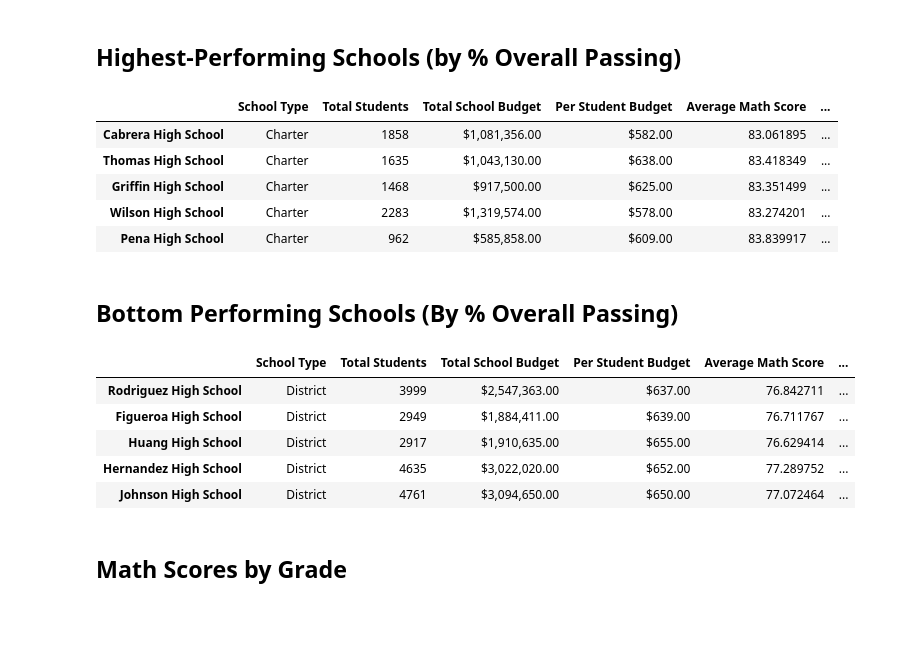
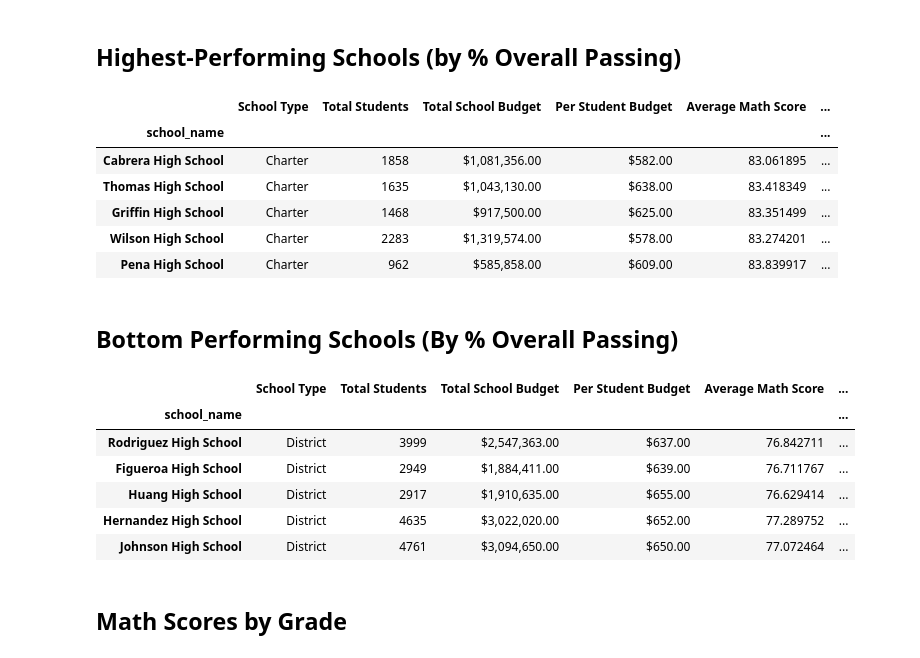
Before and after one commit to av9248/Pandas-Challenge, a Jupyter notebook: PyCitySchools/PyCitySchools_starter_.ipynb, the cells around one changed output. Cells and saved outputs as stored; diff of their text form; code cells hidden in the pictures; blank space fills up the shorter version.

```diff
--- a/PyCitySchools/PyCitySchools_starter_.ipynb
+++ b/PyCitySchools/PyCitySchools_starter_.ipynb
@@ -271,8 +271,8 @@ Wright High School       1626
 dtype: int64
 # %%
 # Use the provided code to calculate the passing rates
-per_school_passing_math = school_students_passing_math / per_school_counts * 100
-per_school_passing_reading = school_students_passing_reading / per_school_counts * 100
+per_school_passing_math = students_passing_math / per_school_counts * 100
+per_school_passing_reading = students_passing_reading / per_school_counts * 100
 overall_passing_rate = school_students_passing_math_and_reading / per_school_counts * 100
 overall_passing_rate
 # %% [output]
@@ -303,12 +303,13 @@ per_school_summary = pd.DataFrame({"School Type": school_types,
                                    "Average Reading Score": per_school_reading,
                                    "% Passing Math": per_school_passing_math,
                                    "% Passing Reading": per_school_passing_reading,
-                                   "% Overall Passing Rate": overall_passing_rate})
+                                   "% Overall Passing Rate": overall_passing_rate
+                                  })
 
 
 # # Formatting
-# per_school_summary["Total School Budget"] = per_school_summary["Total School Budget"].map("${:,.2f}".format)
-# per_school_summary["Per Student Budget"] = per_school_summary["Per Student Budget"].map("${:,.2f}".format)
+per_school_summary["Total School Budget"] = per_school_summary["Total School Budget"].map("${:,.2f}".format)
+per_school_summary["Per Student Budget"] = per_school_summary["Per Student Budget"].map("${:,.2f}".format)
 
 # Display the DataFrame
 per_school_summary
@@ -318,10 +335,11 @@ ValueError: Data must be 1-dimensional, got ndarray of shape (15, 16) instead
 ## Highest-Performing Schools (by % Overall Passing)
 # %%
 # Sort the schools by `% Overall Passing` in descending order and display the top 5 rows.
-top_schools = per_school_summary.sort_values(% Overall Passing", ascending == False)
+top_schools = per_school_summary.sort_values("% Overall Passing Rate", ascending = False)
 top_schools.head(5)
 # %% [output]
 |  | School Type | Total Students | Total School Budget | Per Student Budget | Average Math Score | ... |
+| school_name |  |  |  |  |  | ... |
 | Cabrera High School | Charter | 1858 | $1,081,356.00 | $582.00 | 83.061895 | ... |
 | Thomas High School | Charter | 1635 | $1,043,130.00 | $638.00 | 83.418349 | ... |
 | Griffin High School | Charter | 1468 | $917,500.00 | $625.00 | 83.351499 | ... |
@@ -331,10 +349,11 @@ top_schools.head(5)
 ## Bottom Performing Schools (By % Overall Passing)
 # %%
 # Sort the schools by `% Overall Passing` in ascending order and display the top 5 rows.
-bottom_schools = per_school_summary.sort_values([" % Overall Passing"], ascending = True)
+bottom_schools = per_school_summary.sort_values(["% Overall Passing Rate"], ascending = True)
 bottom_schools.head(5)
 # %% [output]
 |  | School Type | Total Students | Total School Budget | Per Student Budget | Average Math Score | ... |
+| school_name |  |  |  |  |  | ... |
 | Rodriguez High School | District | 3999 | $2,547,363.00 | $637.00 | 76.842711 | ... |
 | Figueroa High School | District | 2949 | $1,884,411.00 | $639.00 | 76.711767 | ... |
 | Huang High School | District | 2917 | $1,910,635.00 | $655.00 | 76.629414 | ... |
```
Also changed, not shown: parts of 11 cells of this notebook.
